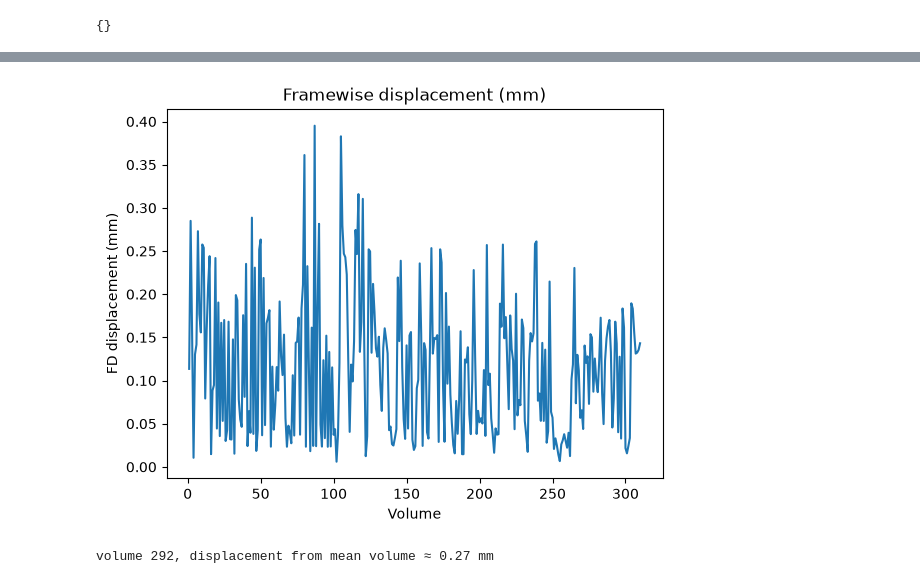
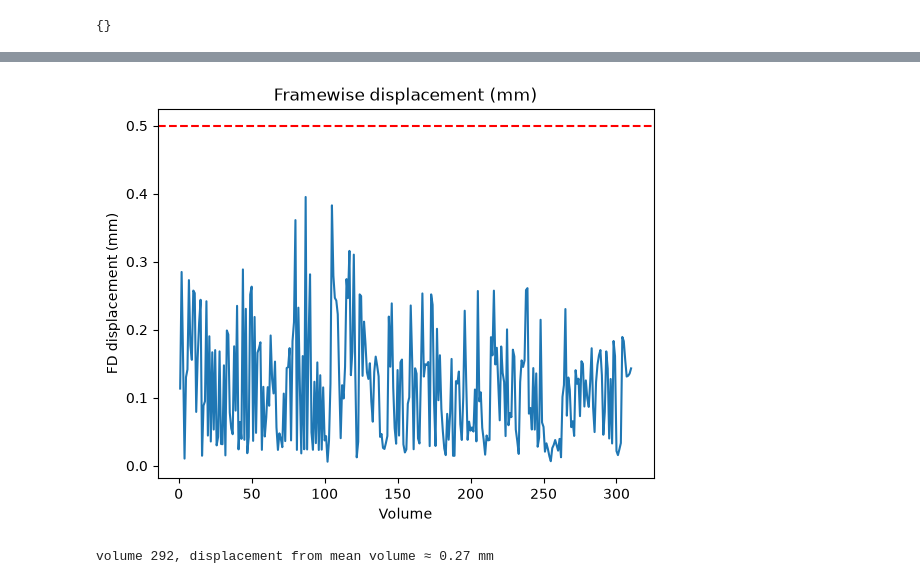
Before and after one commit to camillaberti/miniproject_nssp1, a Jupyter notebook: func_preprocessing.ipynb, the cells around one changed output, grey strips where cells are left out. Saved outputs shown, nothing was run; the diff lists cells and outputs as text; code cells hidden in the pictures.

Commit message:
saved images

```diff
--- a/func_preprocessing.ipynb
+++ b/func_preprocessing.ipynb
@@ -57,6 +57,6 @@ fsleyesDisplay.show()
 # %%
 #creating path variables (to be executed everytime)
-
+figures_path = op.join(notebook_dir, 'report_images')
 fmri_path = op.join(notebook_dir,'dataset','fMRI','tfMRI_LANGUAGE_LR','tfMRI_LANGUAGE_LR.nii.gz')
 derivatives = op.join(notebook_dir,'dataset','derivatives')
 derivatives_anat = op.join(derivatives,'anat')
@@ -133,30 +131,32 @@ fsleyesDisplay.load(path_moco_data)
 # %%
 #visualizing framewise displacement
 def load_mot_params_fsl_6_dof(path):
     return pd.read_csv(path, sep='  ', header=None,
             engine='python', names=['Rotation x', 'Rotation y', 'Rotation z','Translation x', 'Translation y', 'Translation z'])
 
 mot_params = load_mot_params_fsl_6_dof(op.join(derivatives_func,'tfMRI_LANGUAGE_LR_moco.par'))
 
 def compute_FD_power(mot_params):
     framewise_diff = mot_params.diff().iloc[1:]
 
     rot_params = framewise_diff[['Rotation x', 'Rotation y', 'Rotation z']]
     # Estimating displacement on a 50mm radius sphere
     converted_rots = rot_params*50
     trans_params = framewise_diff[['Translation x', 'Translation y', 'Translation z']]
     fd = converted_rots.abs().sum(axis=1) + trans_params.abs().sum(axis=1)
     return fd
 
 fd = compute_FD_power(mot_params).to_numpy()
 
 plt.plot(list(range(1, fd.size+1)), fd)
+plt.axhline(0.5, ls='--', color='r', label='0.5 mm')
 plt.xlabel('Volume')
 plt.ylabel('FD displacement (mm)')
 plt.title("Framewise displacement (mm)")
+plt.savefig(figures_path + '/framewise_disp.pdf')
 plt.show()
 # %% [output]
-[figure, old version]
+[figure, new version]
 # %%
 #plotting joint histogram (of ref volume, in this case mean volume against another vol) before and after motion correction
 # note for AI statement: the code in this cell was written by claude
```
Also changed, not shown: parts of 9 cells of this notebook, 5 other files.
